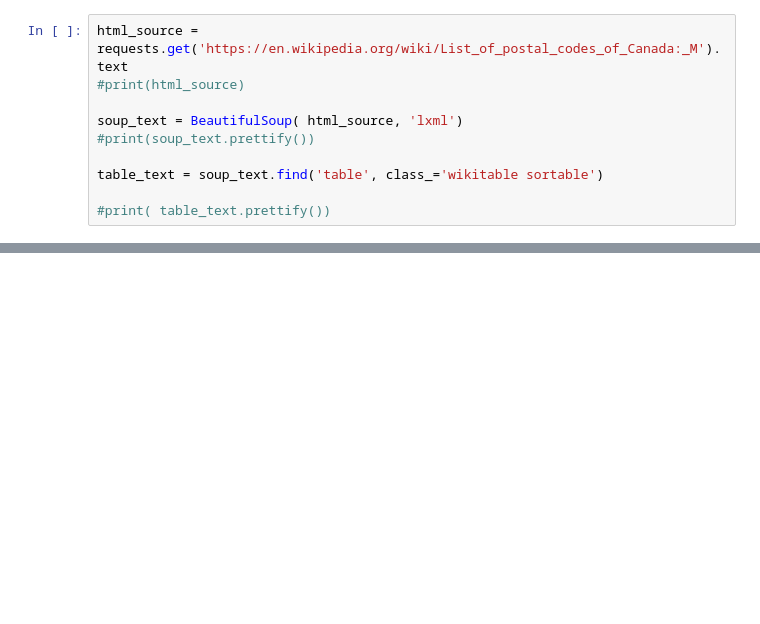
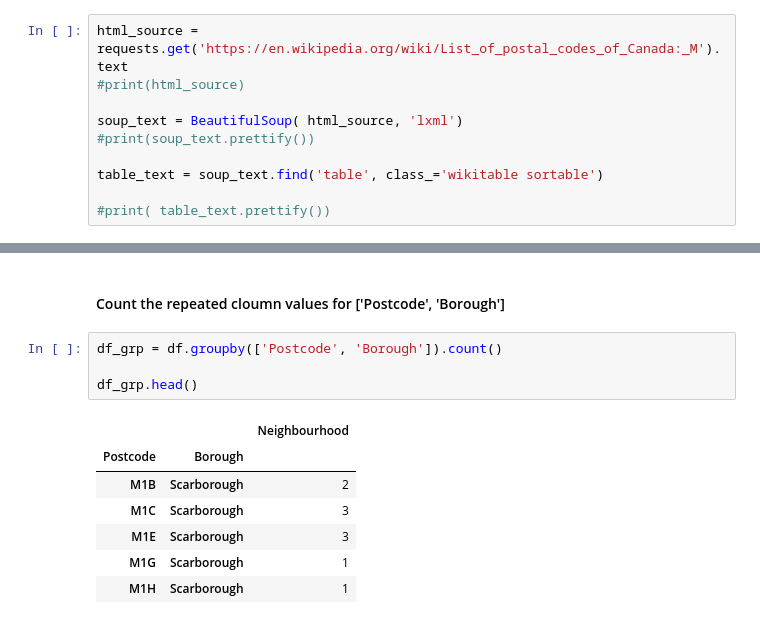
Before and after one commit to AndrewZou/Coursera_Capstone, a Jupyter notebook: Segmenting_Clustering_Neighbohood_Toronto.ipynb, the cells around one changed output, grey strips where cells are left out. Cells and saved outputs as stored; diff of their text form; blank space fills up the shorter version.

```diff
--- a/Segmenting_Clustering_Neighbohood_Toronto.ipynb
+++ b/Segmenting_Clustering_Neighbohood_Toronto.ipynb
@@ -123,0 +119,14 @@ for row in table_text.find_all('tr'):
+# %% [markdown]
+#### Count the repeated cloumn values for ['Postcode', 'Borough']
+# %%
+df_grp = df.groupby(['Postcode', 'Borough']).count()
+
+df_grp.head()
+# %% [output]
+|  |  | Neighbourhood |
+| Postcode | Borough |  |
+| M1B | Scarborough | 2 |
+| M1C | Scarborough | 3 |
+| M1E | Scarborough | 3 |
+| M1G | Scarborough | 1 |
+| M1H | Scarborough | 1 |
```
Also changed, not shown: parts of 17 cells of this notebook.
